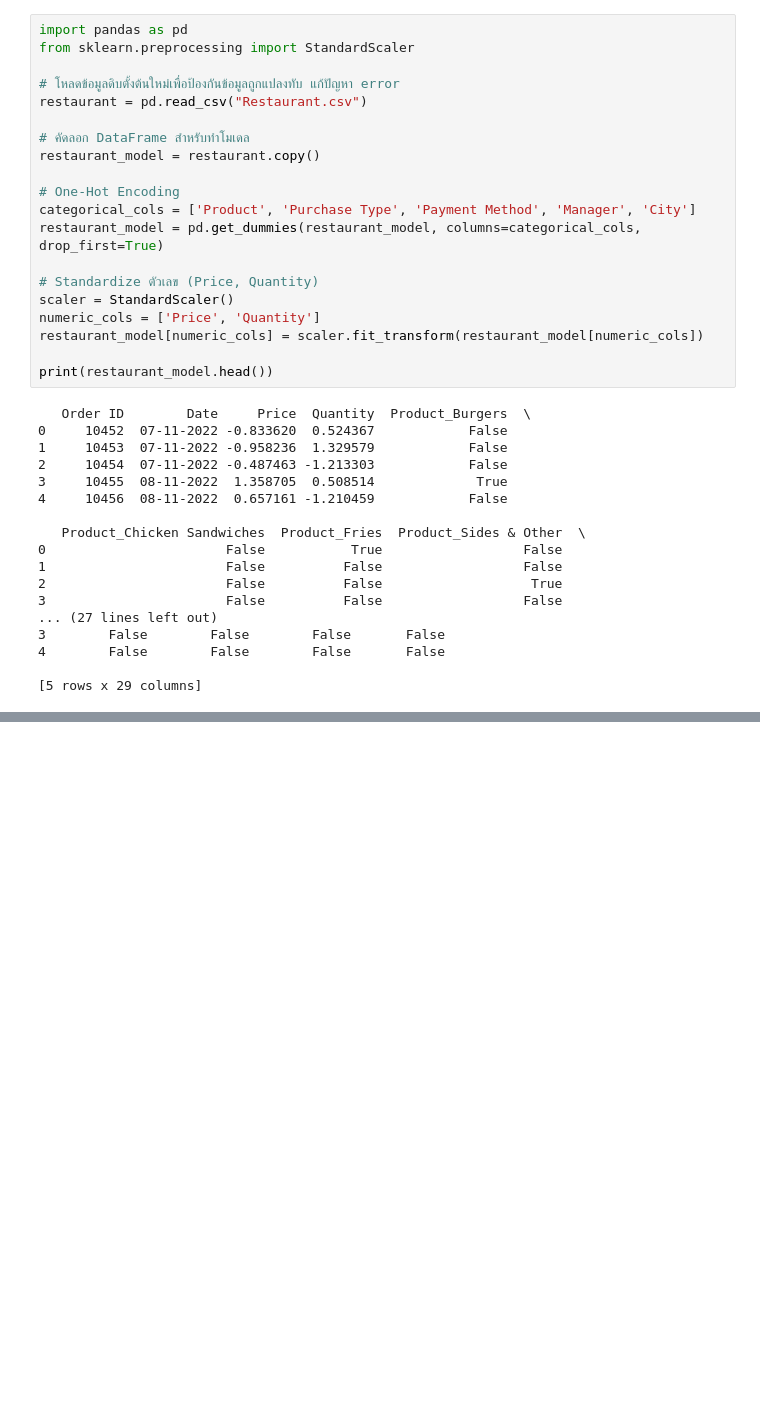
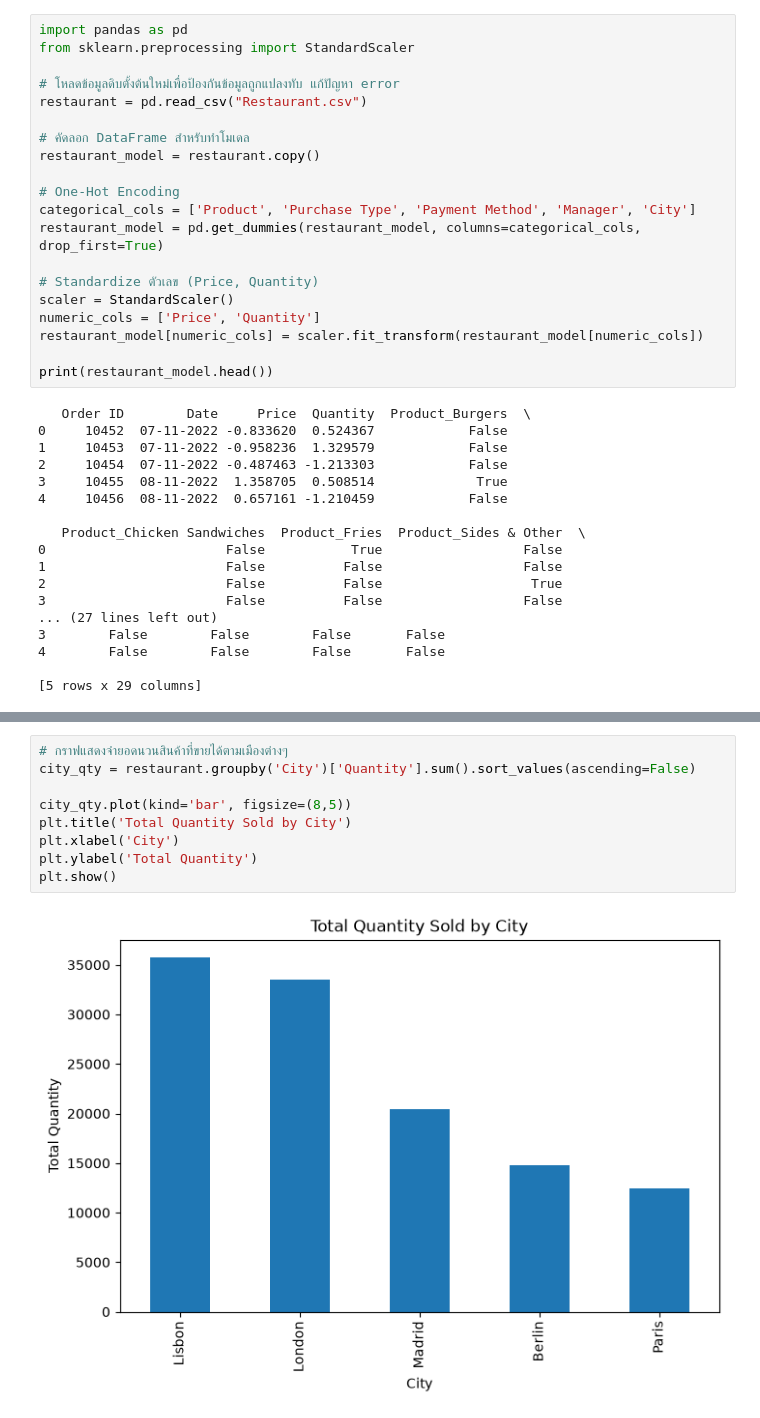
Before and after one commit to PPua1/DataSci, a Jupyter notebook: Restaurant_Sales.ipynb, the cells around one changed output, grey strips where cells are left out. Drawn from its saved outputs; the diff is of its cells as text; blank space fills up the shorter version.

```diff
--- a/Restaurant_Sales.ipynb
+++ b/Restaurant_Sales.ipynb
@@ -384,0 +424,11 @@ dtype: object
+# %%
+# กราฟแสดงจำยอดนวนสินค้าที่ขายได้ตามเมืองต่างๆ
+city_qty = restaurant.groupby('City')['Quantity'].sum().sort_values(ascending=False)
+
+city_qty.plot(kind='bar', figsize=(8,5))
+plt.title('Total Quantity Sold by City')
+plt.xlabel('City')
+plt.ylabel('Total Quantity')
+plt.show()
+# %% [output]
+[figure, added]
```
Also changed, not shown: parts of 19 cells of this notebook.
